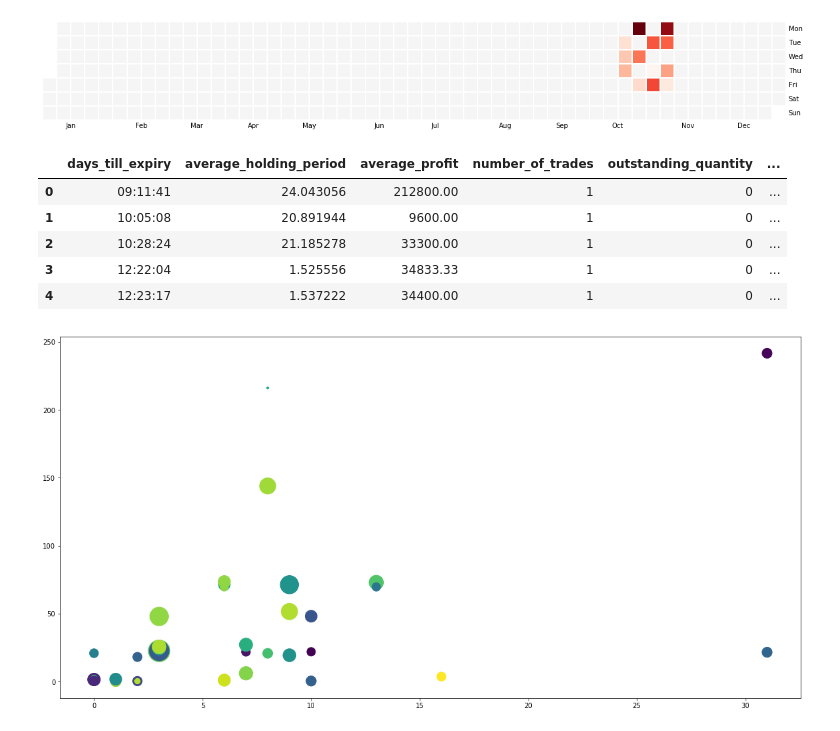
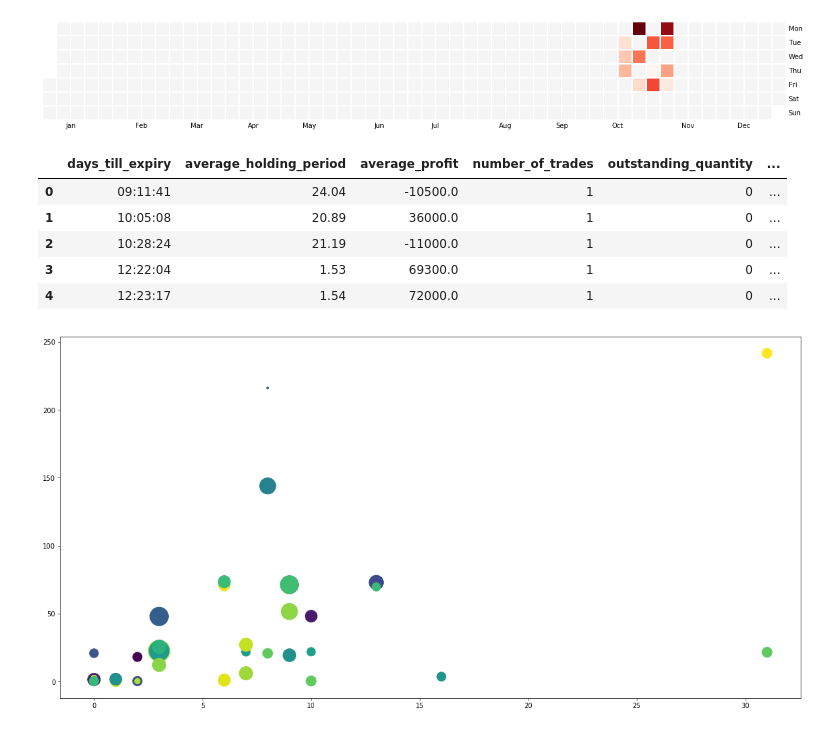
Before and after one commit to saeed349/Think-or-swim-trade-analysis, a Jupyter notebook: All for Tony, Tony for All/550-Assignment-Python-Saeed.Rahman.ipynb, the cells around one changed output. Saved outputs shown, nothing was run; the diff lists cells and outputs as text; code cells hidden in the pictures.

```diff
--- a/All for Tony, Tony for All/550-Assignment-Python-Saeed.Rahman.ipynb
+++ b/All for Tony, Tony for All/550-Assignment-Python-Saeed.Rahman.ipynb
@@ -262,35 +263,36 @@ calmap.yearplot(cal, year=2016)
 [figure]
 # %%
 melted2=pd.DataFrame(trade.groupby('days_till_expiry').sum()).reset_index()
-melted2.loc[:,'average_profit']=round(melted.total_profit/melted.number_of_trades,2)
+melted2.loc[:,'average_profit']=round(melted2.total_profit/melted2.number_of_trades,2)
+melted2.loc[:,'average_holding_period']=round(melted2.average_holding_period/melted2.number_of_trades,2)
 temp_tot_profit = melted2.total_profit.sum()
 melted2['percentage_profit'] = melted2.total_profit/temp_tot_profit
 melted2.head()
+# melted2
 # %% [output]
 |  | days_till_expiry | average_holding_period | average_profit | number_of_trades | outstanding_quantity | ... |
-| 0 | 09:11:41 | 24.043056 | 212800.00 | 1 | 0 | ... |
-| 1 | 10:05:08 | 20.891944 | 9600.00 | 1 | 0 | ... |
-| 2 | 10:28:24 | 21.185278 | 33300.00 | 1 | 0 | ... |
-| 3 | 12:22:04 | 1.525556 | 34833.33 | 1 | 0 | ... |
-| 4 | 12:23:17 | 1.537222 | 34400.00 | 1 | 0 | ... |
+| 0 | 09:11:41 | 24.04 | -10500.0 | 1 | 0 | ... |
+| 1 | 10:05:08 | 20.89 | 36000.0 | 1 | 0 | ... |
+| 2 | 10:28:24 | 21.19 | -11000.0 | 1 | 0 | ... |
+| 3 | 12:22:04 | 1.53 | 69300.0 | 1 | 0 | ... |
+| 4 | 12:23:17 | 1.54 | 72000.0 | 1 | 0 | ... |
 # %%
 warnings.filterwarnings('ignore')
 %matplotlib inline
 x=(melted2.days_till_expiry / np.timedelta64(1, 'D')).astype(int)
-x
 # melted2.days_till_expiry.dt.days
 # x=melted2.days_till_expiry.astype(int)
 y=melted2.average_holding_period.values
 s=melted2.total_profit.values/200
 # # my_xticks =list(melted.underlying)
 colors = np.random.rand(len(x))
 plt.figure(figsize=(20,10))
 # plt.xticks(x, my_xticks)
 plt.scatter(x, y,s=s, c=colors)
 # Chart title
 plt.title='Bubble Plot of Profit vs Days till expiry vs Average holding period for Each securities traded'
 plt.xlabel='my data'
 plt.ylabel='Average Holding Period'
 plt.show()
 # %% [output]
-[figure, old version]
+[figure, new version]
```
Also changed, not shown: parts of 2 cells of this notebook.
